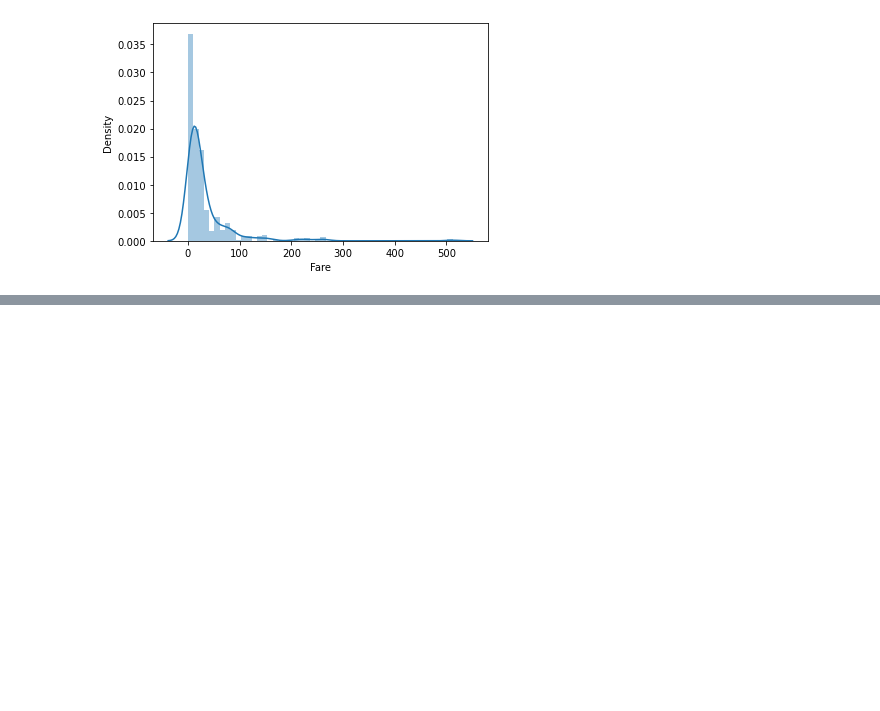
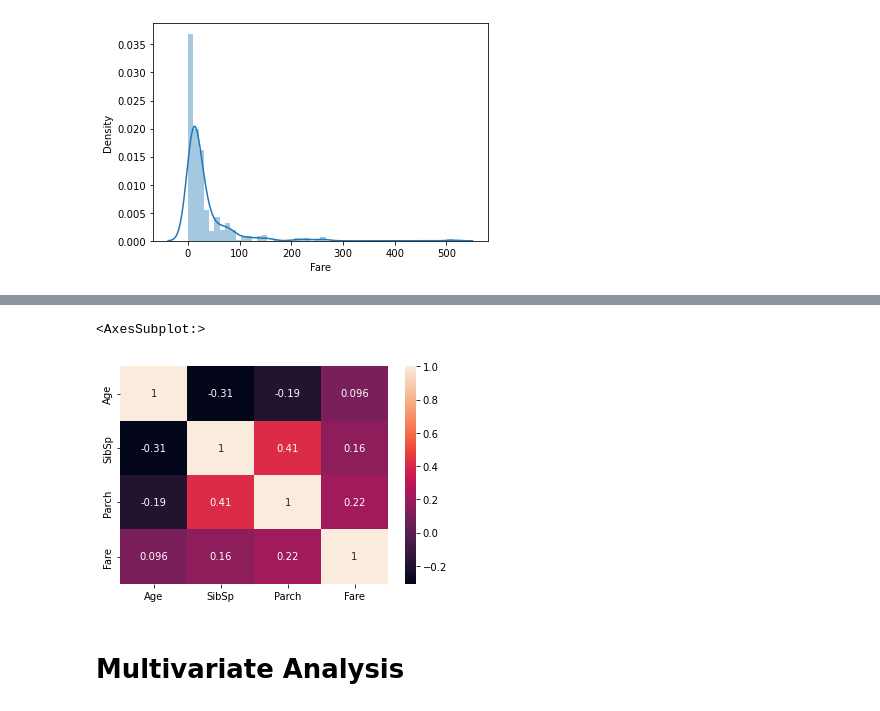
Before and after one commit to adipratyush8/ML-AI-Training, a Jupyter notebook: Apps/Machine Learning/Logistic Regression/LogisticRegression(Titanic).ipynb, the cells around one changed output, grey strips where cells are left out. Drawn from its saved outputs; the diff is of its cells as text; code cells hidden in the pictures; blank space fills up the shorter version.

```diff
--- a/Apps/Machine Learning/Logistic Regression/LogisticRegression(Titanic).ipynb
+++ b/Apps/Machine Learning/Logistic Regression/LogisticRegression(Titanic).ipynb
@@ -195,0 +312,7 @@ Fare
+# %%
+sns.heatmap(df[num_cols].corr(),annot=True)
+# %% [output]
+<AxesSubplot:>
+[figure, added]
+# %% [markdown]
+# Multivariate Analysis
```
Also changed, not shown: parts of 60 cells of this notebook, 2 other files.
